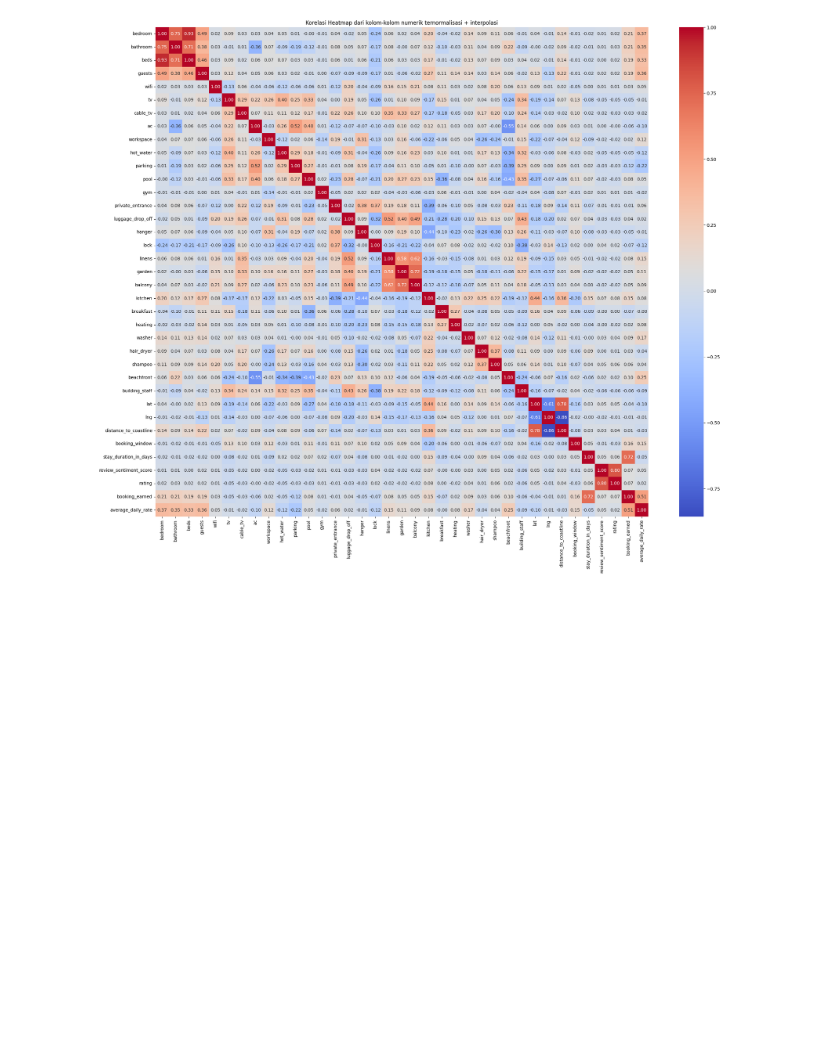
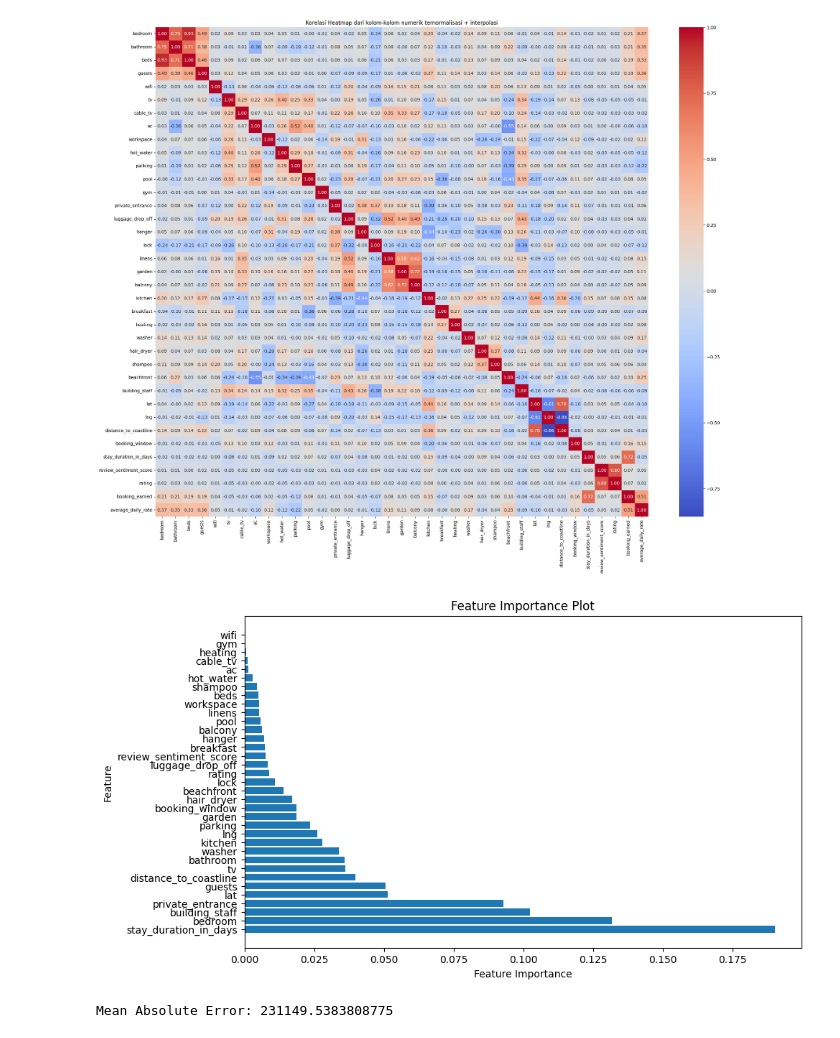
Before and after one commit to naufalsutrisna/Room-Pricing-Bukit-Vista, a Jupyter notebook: machine learning/preprocessing.ipynb, the cells around one changed output. Drawn from its saved outputs; the diff is of its cells as text; code cells hidden in the pictures; blank space fills up the shorter version.

Commit message:
Add a simple model

```diff
--- a/machine learning/preprocessing.ipynb
+++ b/machine learning/preprocessing.ipynb
@@ -182,0 +195,5 @@ Jumlah data duplikat pada dataframe adalah 0
+# %%
+# Directly changing negative values to positive in the original DataFrame
+df.loc[df['booking_earned'] < 0, 'booking_earned'] = df['booking_earned'].abs()
+
+print("Jumlah row dengan negative booking earned saat ini :", df[df['booking_earned'] < 0].shape[0])
@@ -225,3 +244,54 @@ plt.title('Korelasi Heatmap dari kolom-kolom numerik ternormalisasi + interpolas
 plt.show()
 # %% [output]
 [figure]
+# %%
+from sklearn.model_selection import train_test_split
+from sklearn.preprocessing import StandardScaler
+from xgboost import XGBRegressor
+from sklearn.metrics import mean_absolute_error
+
+# Assuming numeric_columns is your DataFrame containing numeric features
+# and 'average_daily_rate' is your target variable
+tes = numeric_columns.drop(columns=['average_daily_rate'])
+
+# Separate features and target variable
+X = tes.drop(columns=['booking_earned'])  # Features
+y = tes['booking_earned']  # Target variable
+
+# Normalize the features
+scaler = StandardScaler()
+X_scaled = scaler.fit_transform(X)
+
+# Split the normalized data into training and testing sets
+X_train, X_test, y_train, y_test = train_test_split(X_scaled, y, test_size=0.2, random_state=42)
+
+# Initialize and train the XGBoost model
+model = XGBRegressor()
+model.fit(X_train, y_train)
+
+# Get feature importances
+feature_importances = model.feature_importances_
+
+# Create a DataFrame to store feature importances with corresponding column names
+fi_df = pd.DataFrame({'Feature': X.columns, 'Importance': feature_importances})
+
+# Sort the DataFrame by feature importance values
+fi_df = fi_df.sort_values(by='Importance', ascending=False)
+
+# Plot feature importances
+plt.figure(figsize=(10, 6))
+plt.barh(fi_df['Feature'], fi_df['Importance'])
+plt.xlabel('Feature Importance')
+plt.ylabel('Feature')
+plt.title('Feature Importance Plot')
+plt.show()
+
+# Make predictions on the test set
+y_pred = model.predict(X_test)
+
+# Calculate Mean Absolute Error (MAE)
+mae = mean_absolute_error(y_test, y_pred)
+print("Mean Absolute Error:", mae)
+# %% [output]
+[figure, added]
+Mean Absolute Error: 231149.5383808775
```
Also changed, not shown: parts of 3 cells of this notebook.
